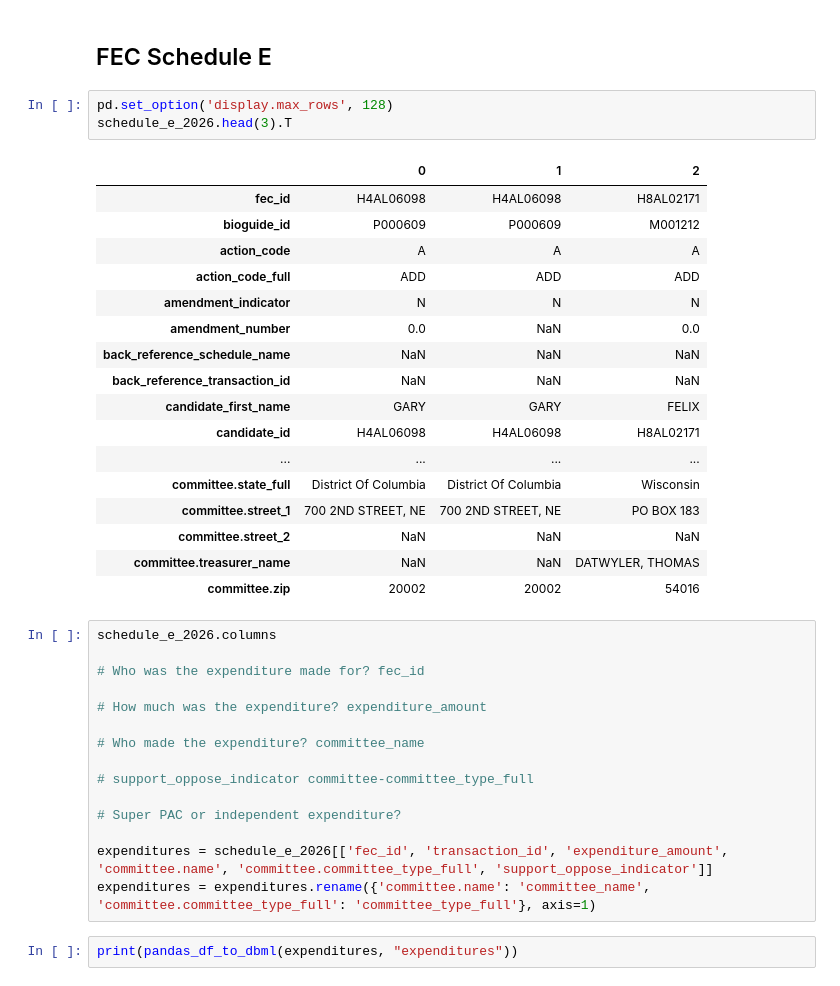
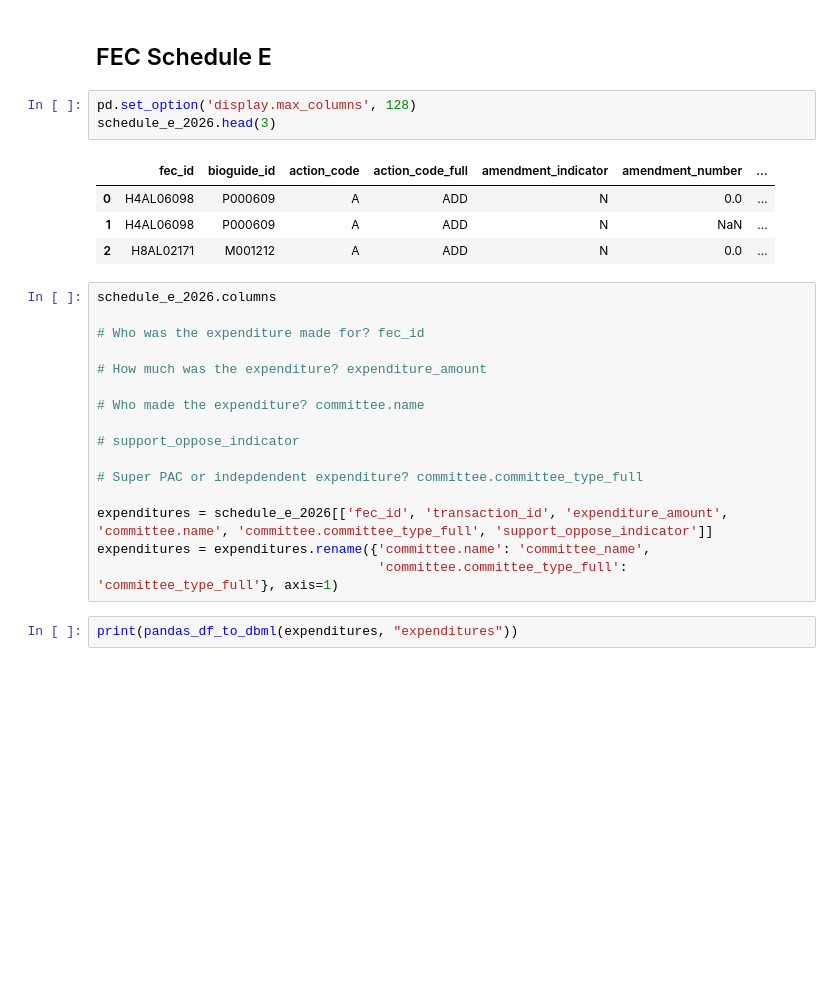
Before and after one commit to samspivak04/contrans2026correct, a Jupyter notebook: notebooks/demo_10_15_2026.ipynb, the cells around one changed output. Drawn from its saved outputs; the diff is of its cells as text; blank space fills up the shorter version.

```diff
--- a/notebooks/demo_10_15_2026.ipynb
+++ b/notebooks/demo_10_15_2026.ipynb
@@ -418,26 +419,13 @@ Table bills {
 # %% [markdown]
 ## FEC Schedule E
 # %%
-pd.set_option('display.max_rows', 128)
-schedule_e_2026.head(3).T
+pd.set_option('display.max_columns', 128)
+schedule_e_2026.head(3)
 # %% [output]
-|  | 0 | 1 | 2 |
-| fec_id | H4AL06098 | H4AL06098 | H8AL02171 |
-| bioguide_id | P000609 | P000609 | M001212 |
-| action_code | A | A | A |
-| action_code_full | ADD | ADD | ADD |
-| amendment_indicator | N | N | N |
-| amendment_number | 0.0 | NaN | 0.0 |
-| back_reference_schedule_name | NaN | NaN | NaN |
-| back_reference_transaction_id | NaN | NaN | NaN |
-| candidate_first_name | GARY | GARY | FELIX |
-| candidate_id | H4AL06098 | H4AL06098 | H8AL02171 |
-| ... | ... | ... | ... |
-| committee.state_full | District Of Columbia | District Of Columbia | Wisconsin |
-| committee.street_1 | 700 2ND STREET, NE | 700 2ND STREET, NE | PO BOX 183 |
-| committee.street_2 | NaN | NaN | NaN |
-| committee.treasurer_name | NaN | NaN | DATWYLER, THOMAS |
-| committee.zip | 20002 | 20002 | 54016 |
+|  | fec_id | bioguide_id | action_code | action_code_full | amendment_indicator | amendment_number | ... |
+| 0 | H4AL06098 | P000609 | A | ADD | N | 0.0 | ... |
+| 1 | H4AL06098 | P000609 | A | ADD | N | NaN | ... |
+| 2 | H8AL02171 | M001212 | A | ADD | N | 0.0 | ... |
 # %%
 schedule_e_2026.columns
 
@@ -445,14 +433,15 @@ schedule_e_2026.columns
 
 # How much was the expenditure? expenditure_amount
 
-# Who made the expenditure? committee_name
+# Who made the expenditure? committee.name
 
-# support_oppose_indicator committee-committee_type_full
+# support_oppose_indicator
 
-# Super PAC or independent expenditure?
+# Super PAC or indepdendent expenditure? committee.committee_type_full
 
 expenditures = schedule_e_2026[['fec_id', 'transaction_id', 'expenditure_amount', 'committee.name', 'committee.committee_type_full', 'support_oppose_indicator']]
-expenditures = expenditures.rename({'committee.name': 'committee_name', 'committee.committee_type_full': 'committee_type_full'}, axis=1)
+expenditures = expenditures.rename({'committee.name': 'committee_name',
+                                    'committee.committee_type_full': 'committee_type_full'}, axis=1)
 # %%
 print(pandas_df_to_dbml(expenditures, "expenditures"))
 # %% [output]
```
Also changed, not shown: parts of 21 cells of this notebook, 48 other files.
